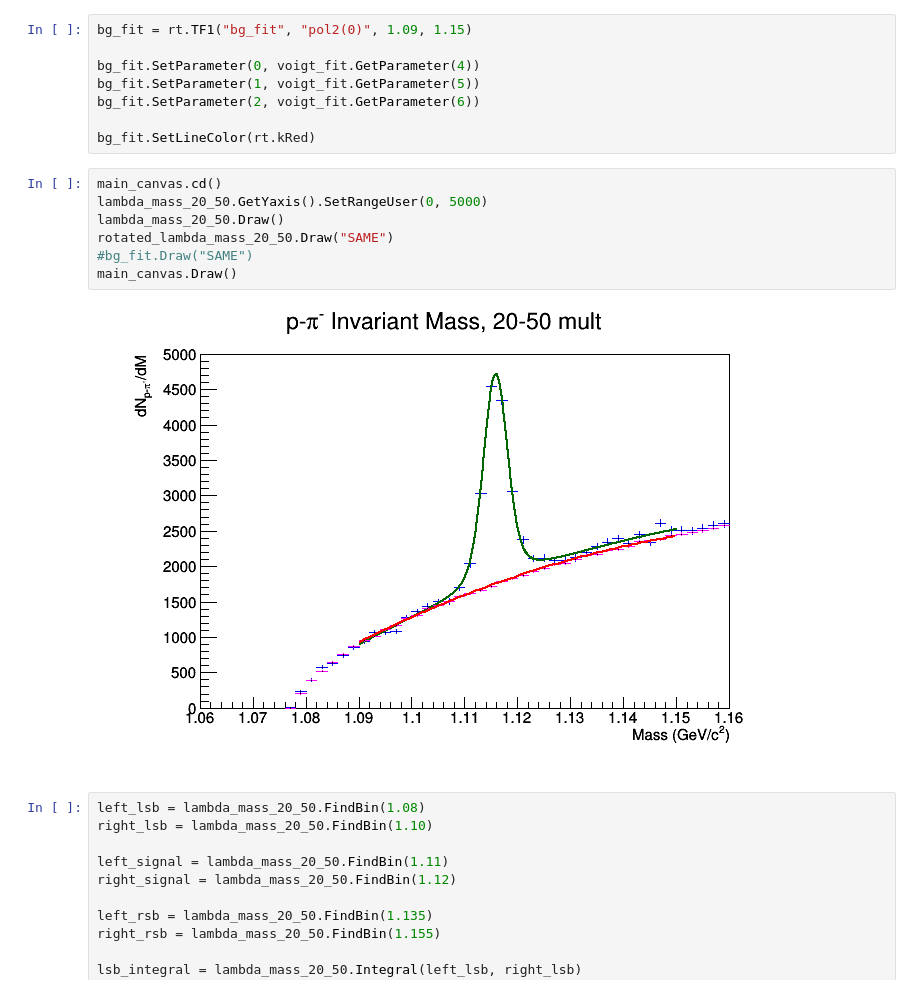
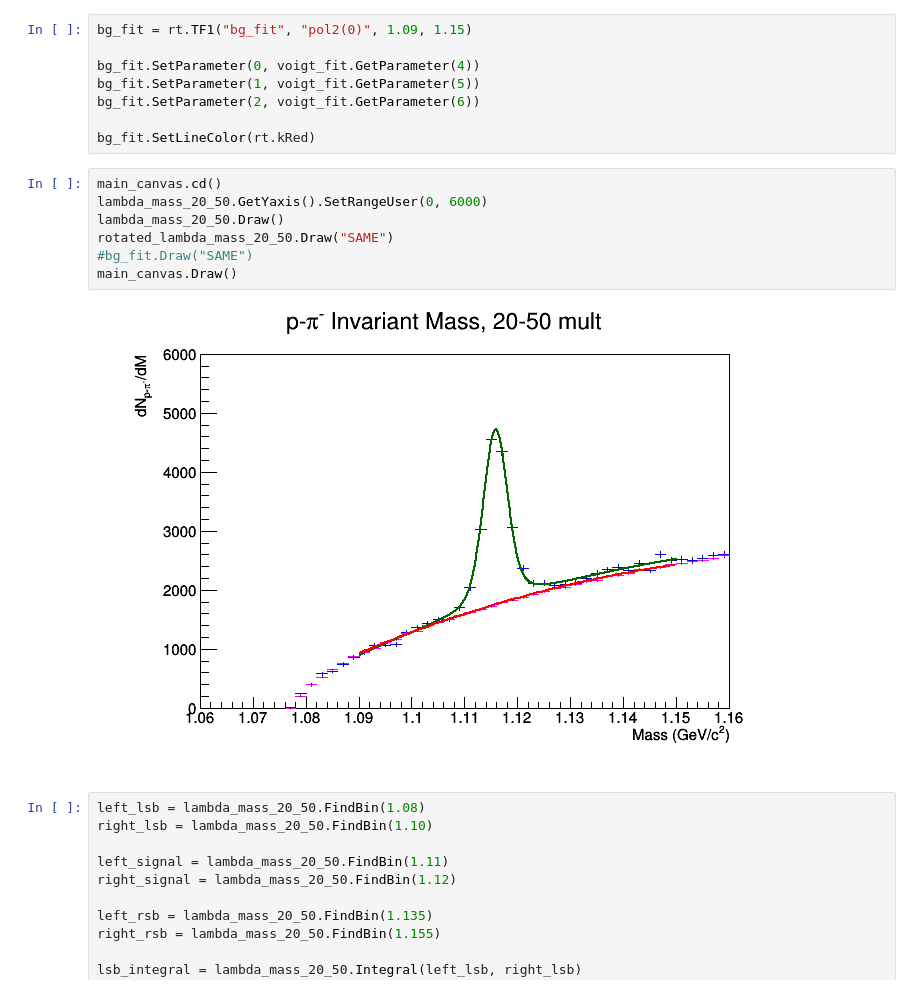
Before and after one commit to rhanniga/lambda-over-hadron, a Jupyter notebook: data/offline/lambda_hadron_mass.ipynb, the cells around one changed output. Cells and saved outputs as stored; diff of their text form.

```diff
--- a/data/offline/lambda_hadron_mass.ipynb
+++ b/data/offline/lambda_hadron_mass.ipynb
@@ -381,13 +387,13 @@ bg_fit.SetParameter(2, voigt_fit.GetParameter(6))
 bg_fit.SetLineColor(rt.kRed)
 # %%
 main_canvas.cd()
-lambda_mass_20_50.GetYaxis().SetRangeUser(0, 5000)
+lambda_mass_20_50.GetYaxis().SetRangeUser(0, 6000)
 lambda_mass_20_50.Draw()
 rotated_lambda_mass_20_50.Draw("SAME")
 #bg_fit.Draw("SAME")
 main_canvas.Draw()
 # %% [output]
-[figure, old version]
+[figure, new version]
 # %%
 left_lsb = lambda_mass_20_50.FindBin(1.08)
 right_lsb = lambda_mass_20_50.FindBin(1.10)
```
Also changed, not shown: parts of 6 cells of this notebook, 3 other files.
